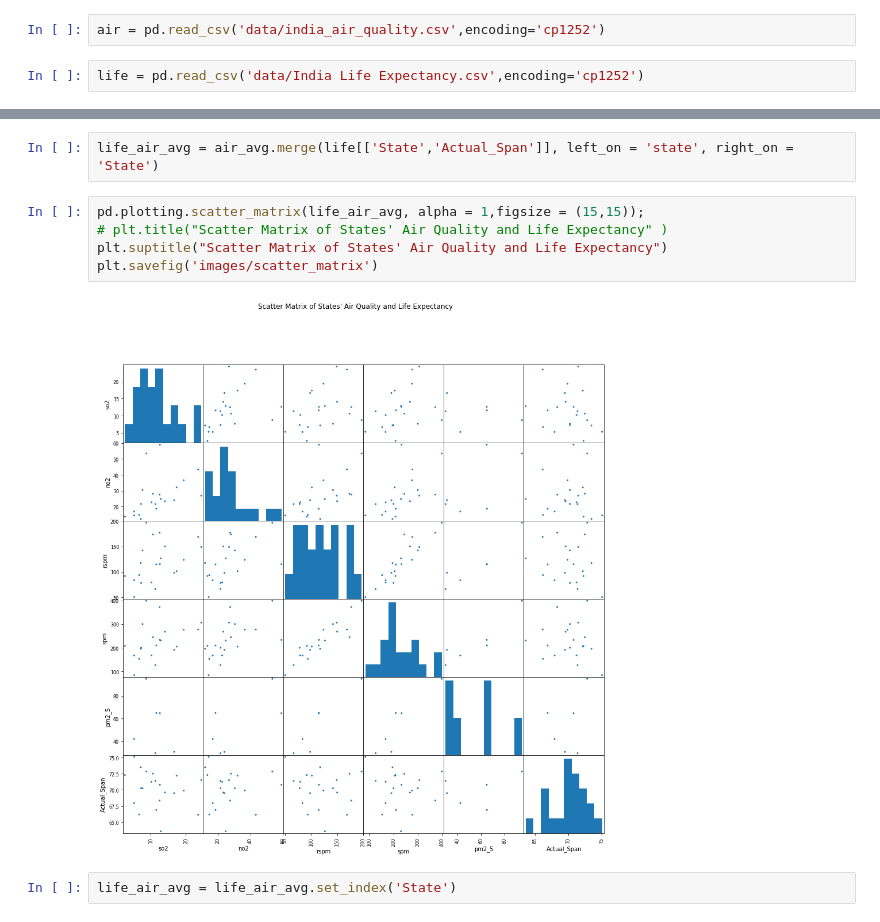
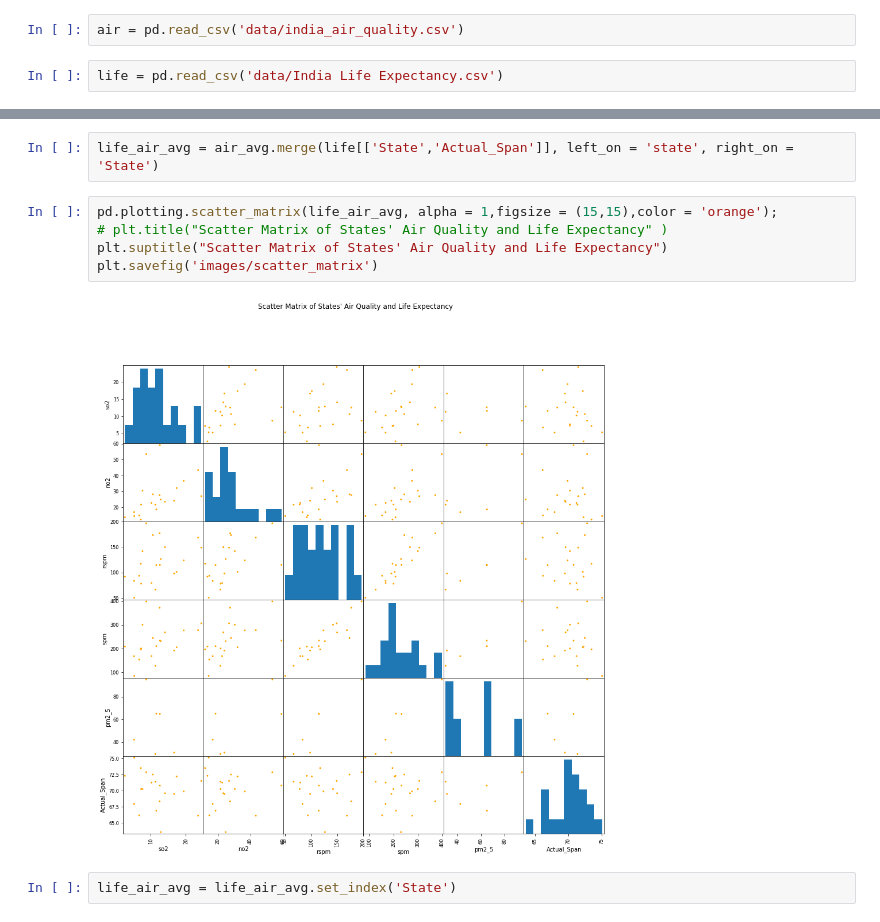
Before and after one commit to hanzhi227/Capstone1, a Jupyter notebook: IndiaAirVSLife.ipynb, the cells around one changed output, grey strips where cells are left out. Drawn from its saved outputs; the diff is of its cells as text.

```diff
--- a/IndiaAirVSLife.ipynb
+++ b/IndiaAirVSLife.ipynb
@@ -5,5 +7,5 @@ import matplotlib.pyplot as plt
 from sklearn.linear_model import LinearRegression
 # %%
-air = pd.read_csv('data/india_air_quality.csv',encoding='cp1252')
+air = pd.read_csv('data/india_air_quality.csv')
 # %%
-life = pd.read_csv('data/India Life Expectancy.csv',encoding='cp1252')
+life = pd.read_csv('data/India Life Expectancy.csv')
@@ -101,12 +201,12 @@ plt.savefig('images/state_air_pollution')
 # %%
 life_air_avg = air_avg.merge(life[['State','Actual_Span']], left_on = 'state', right_on = 'State')
 # %%
-pd.plotting.scatter_matrix(life_air_avg, alpha = 1,figsize = (15,15));
+pd.plotting.scatter_matrix(life_air_avg, alpha = 1,figsize = (15,15),color = 'orange');
 # plt.title("Scatter Matrix of States' Air Quality and Life Expectancy" )
 plt.suptitle("Scatter Matrix of States' Air Quality and Life Expectancy")
 plt.savefig('images/scatter_matrix')
 # %% [output]
-[figure, old version]
+[figure, new version]
 # %%
 life_air_avg = life_air_avg.set_index('State')
 # %%
```
Also changed, not shown: parts of 28 cells of this notebook, 13 other files.
